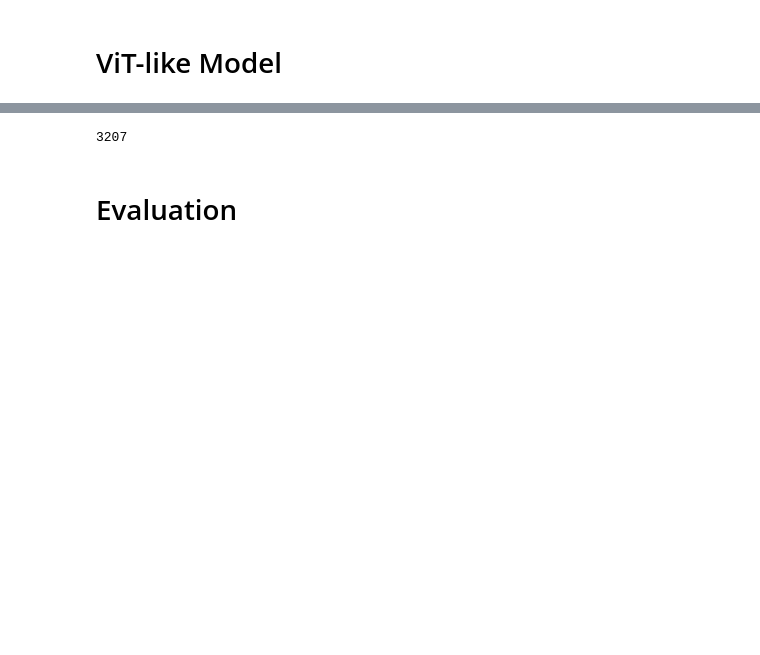
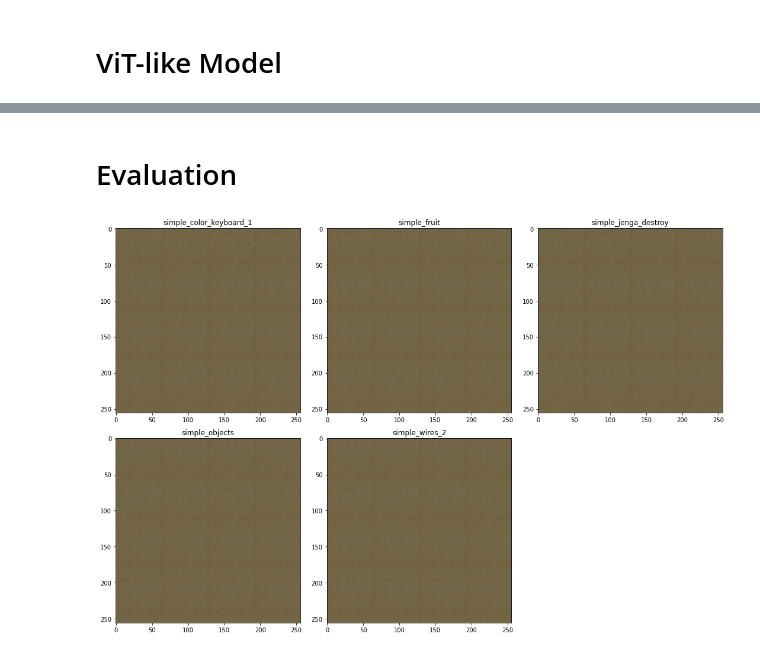
Before and after one commit to SkyLionx/evit, a Jupyter notebook: dataset.ipynb, the cells around one changed output, grey strips where cells are left out. Saved outputs shown, nothing was run; the diff lists cells and outputs as text; code cells hidden in the pictures; blank space fills up the shorter version.

```diff
--- a/dataset.ipynb
+++ b/dataset.ipynb
@@ -298,8 +299,10 @@ from dataset import CEDDataset, ConcatBatchSampler
 
 TRAIN_DS_PARAMS = {
     "train_datasets_names": train_datasets_names,
-    "batch_size": 4,
-    "limit_batches": 16
+    "batch_size": 24,
+    "limit_batches": None,
+    "num_workers": 4,
+    "pin_memory": True,
 }
 
 train_datasets = [
@@ -316,6 +319,7 @@ concat_ds = torch.utils.data.ConcatDataset(train_datasets)
 
 train_dataloader = torch.utils.data.DataLoader(
     concat_ds,  batch_size=TRAIN_DS_PARAMS["batch_size"], shuffle=True,
+    num_workers=TRAIN_DS_PARAMS["num_workers"], pin_memory=TRAIN_DS_PARAMS["pin_memory"]
 )
 # %%
 valid_datasets = [
@@ -547,7 +559,7 @@ PARAMS = {
     "patch_size": (64, 64),
     "encoding_size": 256,
     "heads": 4,
-    "layers_number": 6,
+    "layers_number": 3,
     "use_linear_proj": True
 }
 
@@ -558,10 +570,10 @@ model = VisionTransformer(PARAMS["input_shape"], PARAMS["patch_size"], PARAMS["e
 from train import train_vit
 
 PARAMS.update({
-    "n_epochs": 300,
-    "learning_rate": 0.0001,
+    "n_epochs": 1,
+    "learning_rate": 0.0002,
     "comment": ""
 })
 PARAMS.update({"train_dataset_params": TRAIN_DS_PARAMS})
 
-train_vit(model, device, train_dataloader, PARAMS, log_path=experiments_dir, valid_ds=valid_dataloader, save_best_model=True)
+train_vit(model, device, train_dataloader, PARAMS, log_path=experiments_dir, valid_ds=valid_dataloader, save_best_model=True, save_imgs_after_n_epochs=10, save_times=True)
@@ -567,0 +583,11 @@ train_vit(model, device, train_dataloader, PARAMS, log_path=experiments_dir, val
+# %%
+from train import train_vit
+
+PARAMS.update({
+    "n_epochs": 1,
+    "learning_rate": 0.0002,
+    "comment": ""
+})
+PARAMS.update({"train_dataset_params": TRAIN_DS_PARAMS})
+
+train_vit(model, device, train_dataloader, PARAMS, log_path=experiments_dir, valid_ds=valid_dataloader, save_best_model=True, save_imgs_after_n_epochs=10, save_times=True)
@@ -571,14 +600,6 @@ torch.save(model.state_dict(), "model_vit.pt")
 # %%
 # Load model
 model.load_state_dict(torch.load("model_vit.pt"))
-# %%
-# Clean VRAM
-del model
-torch.cuda.empty_cache()
-import gc
-gc.collect()
-# %% [output]
-3207
 # %% [markdown]
 # Evaluation
 # %%
@@ -607,17 +628,20 @@ out.release()
 # %%
 from media_utils import plot_square
 
 # Eval on train
 model.eval()
 eval_events = []
 
 for train_ds in train_datasets:
   (in_img, events), out_img = next(iter(train_ds))
-  eval_events.append(torch.tensor(events.reshape(1, 10, 256, 336)))
+  events = events[:, :256, :256]
+  eval_events.append(torch.tensor(events.reshape(1, 10, 256, 256)))
 
 results = [model(ev[:1].to(device)) for ev in eval_events]
 results = [np.einsum("bchw -> hwc",res.detach().cpu()) for res in results]
 plot_square(results, train_datasets_names, size=5)
+# %% [output]
+[figure, added]
 # %%
 from media_utils import plot_square
 
```
Also changed, not shown: parts of 9 cells of this notebook, 1 other file.
